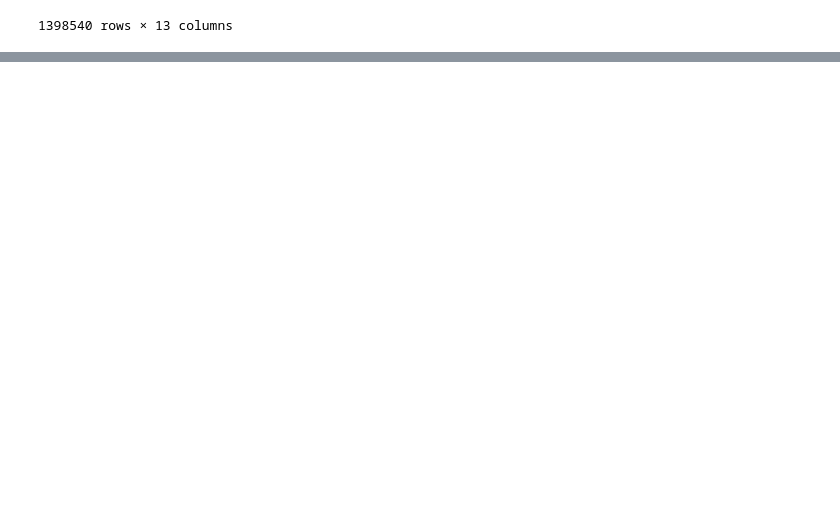
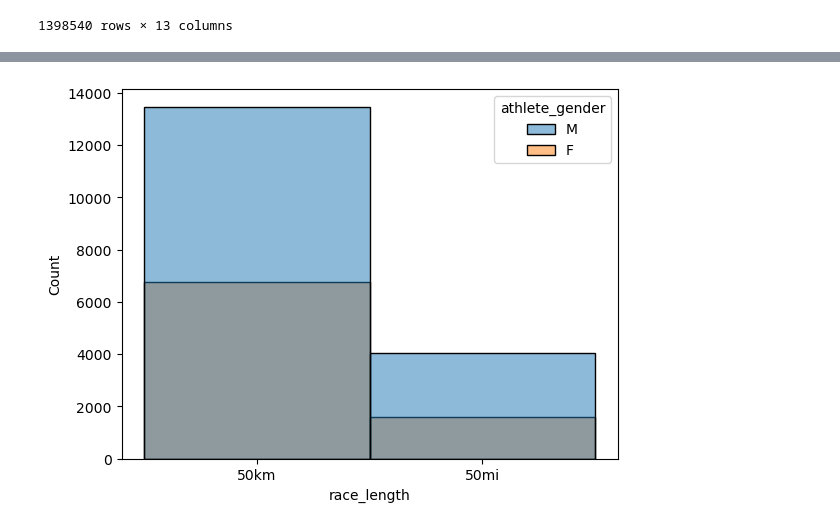
Before and after one commit to GiwonLee1999/Marathon-Analysis, a Jupyter notebook: EDA/Marathon.ipynb, the cells around one changed output, grey strips where cells are left out. Drawn from its saved outputs; the diff is of its cells as text; code cells hidden in the pictures; blank space fills up the shorter version.

```diff
--- a/EDA/Marathon.ipynb
+++ b/EDA/Marathon.ipynb
@@ -132,0 +392,4 @@ array = da.zeros((7461195, 1398540), dtype=np.float32, chunks=(1000, 1000))
+# %%
+sns.histplot(df3, x = 'race_length', hue='athlete_gender');
+# %% [output]
+[figure, added]
```
Also changed, not shown: parts of 58 cells of this notebook.
